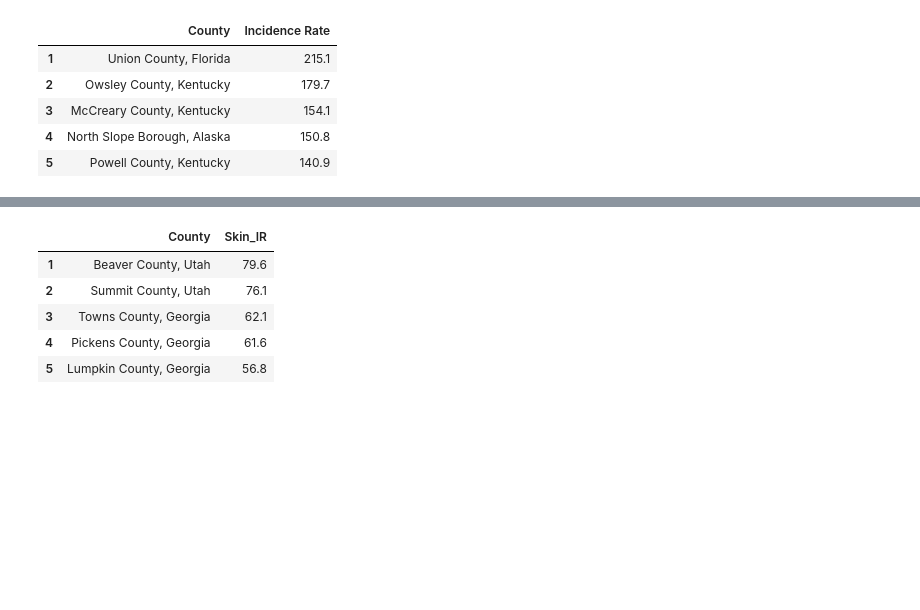
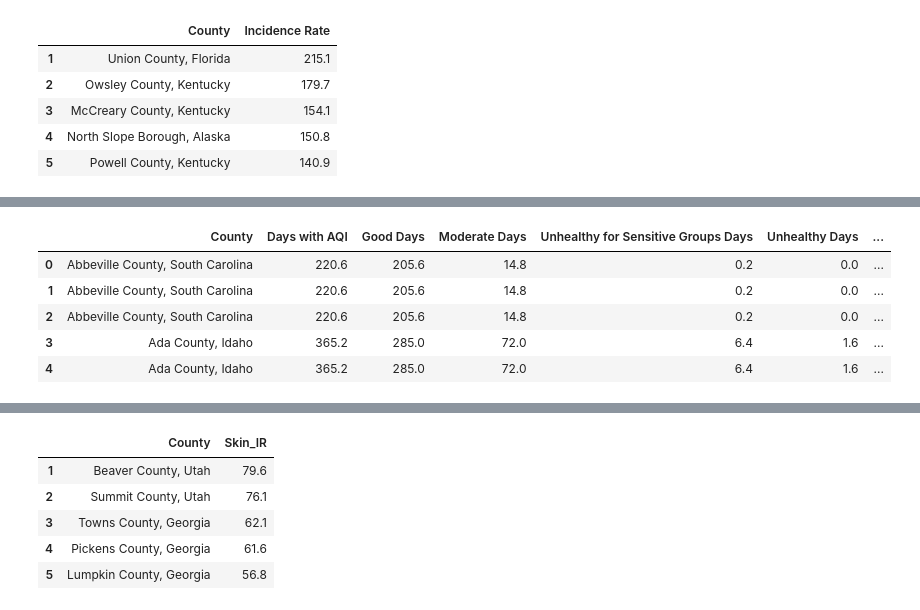
Before and after one commit to PetraLee2019/The-Effect-of-Air-Pollution-and-Smoking-on-Cancer-and-Stroke-Incidence-Rates, a Jupyter notebook: cancer_pollution-Copy1.ipynb, the cells around one changed output, grey strips where cells are left out. Saved outputs shown, nothing was run; the diff lists cells and outputs as text; code cells hidden in the pictures; blank space fills up the shorter version.

```diff
--- a/cancer_pollution.ipynb
+++ b/cancer_pollution-Copy1.ipynb
@@ -121,0 +133,4 @@ df_lung.head()
+# %%
+df_lung_mod = df_lung
+df_lung_mod["Ilness Type"] = "Lung cancer"
+df_lung_mod.head()
@@ -121,0 +210,10 @@ df_lung.head()
+# %%
+aqi_illness_df = pd.DataFrame(pd.merge(final_df_air, cancer_df, how = "outer", on='County'))
+aqi_illness_df.head()
+# %% [output]
+|  | County | Days with AQI | Good Days | Moderate Days | Unhealthy for Sensitive Groups Days | Unhealthy Days | ... |
+| 0 | Abbeville County, South Carolina | 220.6 | 205.6 | 14.8 | 0.2 | 0.0 | ... |
+| 1 | Abbeville County, South Carolina | 220.6 | 205.6 | 14.8 | 0.2 | 0.0 | ... |
+| 2 | Abbeville County, South Carolina | 220.6 | 205.6 | 14.8 | 0.2 | 0.0 | ... |
+| 3 | Ada County, Idaho | 365.2 | 285.0 | 72.0 | 6.4 | 1.6 | ... |
+| 4 | Ada County, Idaho | 365.2 | 285.0 | 72.0 | 6.4 | 1.6 | ... |
```
Also changed, not shown: parts of 13 cells of this notebook.
